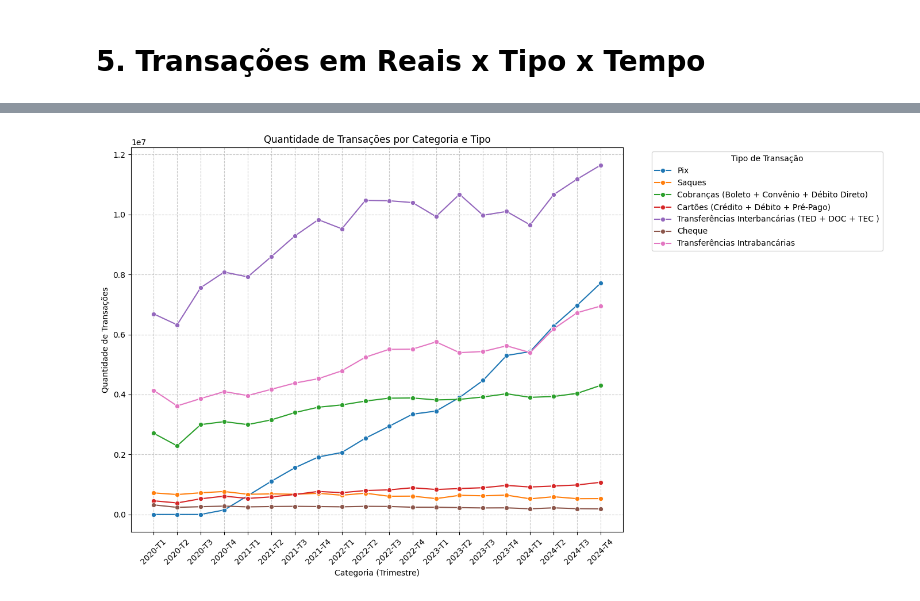
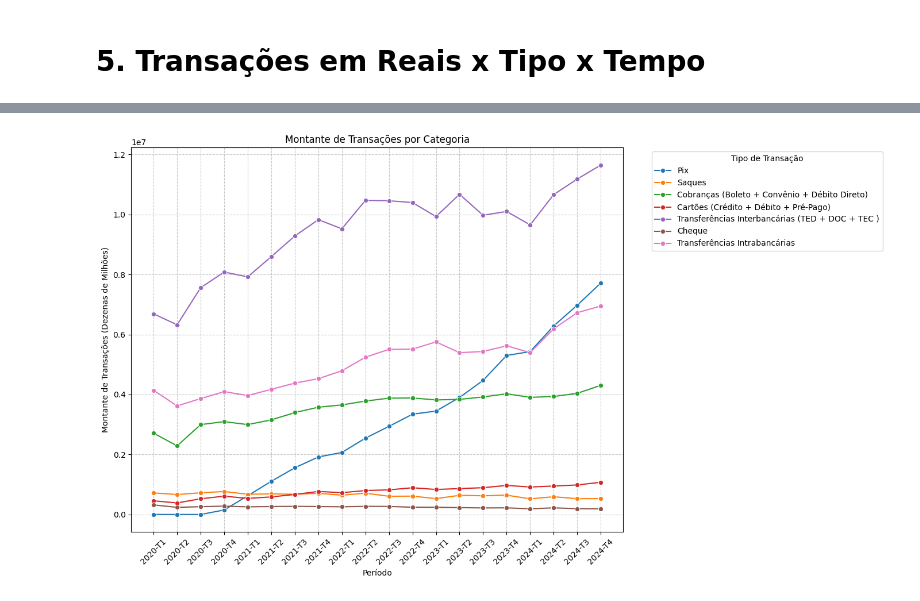
Before and after one commit to dread2404/economia_monetaria, a Jupyter notebook: q2.ipynb, the cells around one changed output, grey strips where cells are left out. Saved outputs shown, nothing was run; the diff lists cells and outputs as text; code cells hidden in the pictures.

```diff
--- a/q2.ipynb
+++ b/q2.ipynb
@@ -383,21 +393,22 @@ plt.show()
 # %%
 
 transacoes_rs = pd.melt(transacoes_rs,
                           id_vars=['Category'],
                           var_name='Tipo_Transacao',
                           value_name='Quantidade')
 
+
 plt.figure(figsize=(14, 8))
 sns.lineplot(data=transacoes_rs, x='Category', y='Quantidade', hue='Tipo_Transacao', marker='o')
 
-plt.title('Quantidade de Transações por Categoria e Tipo')
-plt.xlabel('Categoria (Trimestre)')
-plt.ylabel('Quantidade de Transações')
+plt.title('Montante de Transações por Categoria')
+plt.xlabel('Período')
+plt.ylabel('Montante de Transações (Dezenas de Milhões)')
 plt.xticks(rotation=45)
 plt.grid(True, linestyle='--', alpha=0.7)
 plt.legend(title='Tipo de Transação', bbox_to_anchor=(1.05, 1), loc='upper left')
 
 plt.tight_layout()
 plt.show()
 # %% [output]
-[figure, old version]
+[figure, new version]
```
Also changed, not shown: parts of 5 cells of this notebook.
